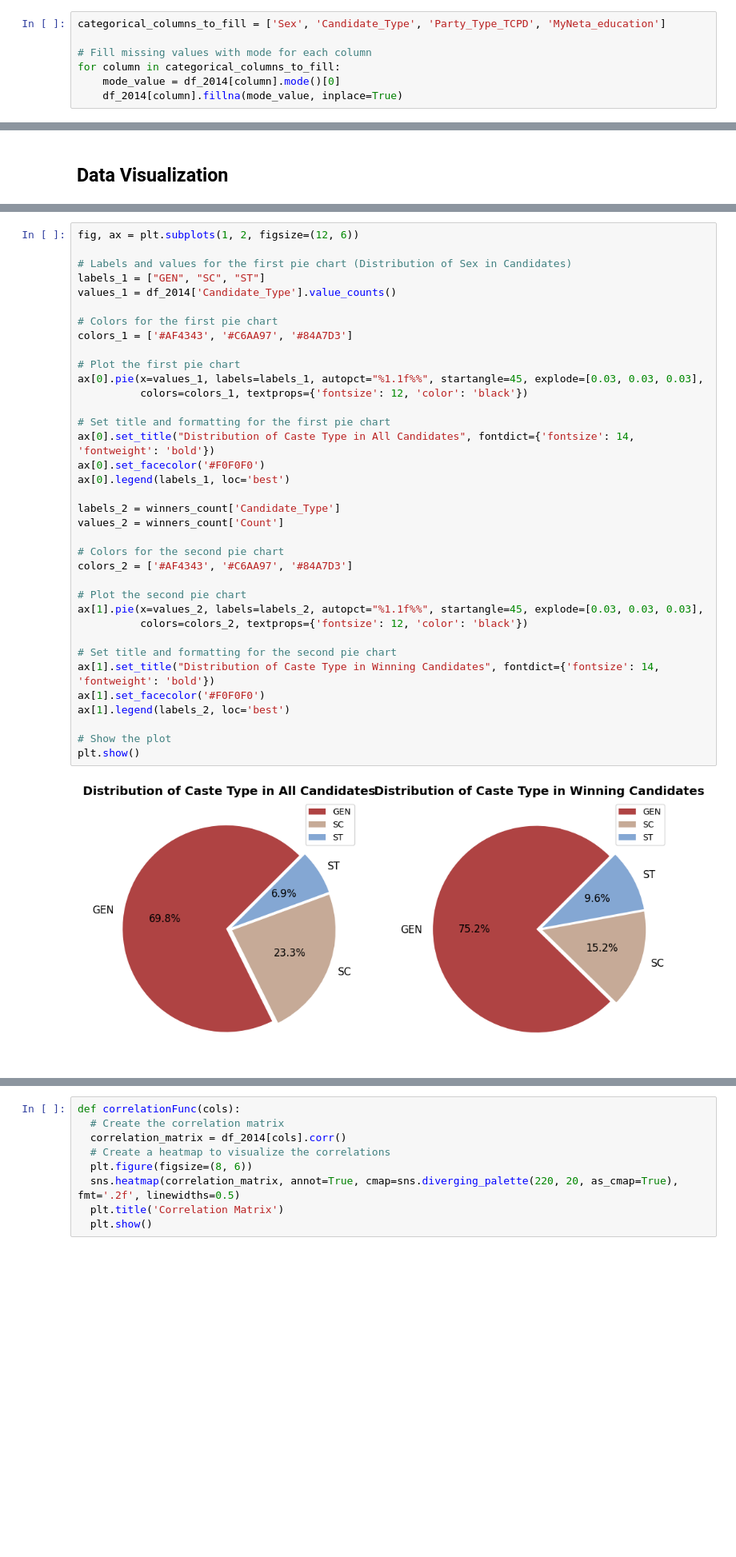
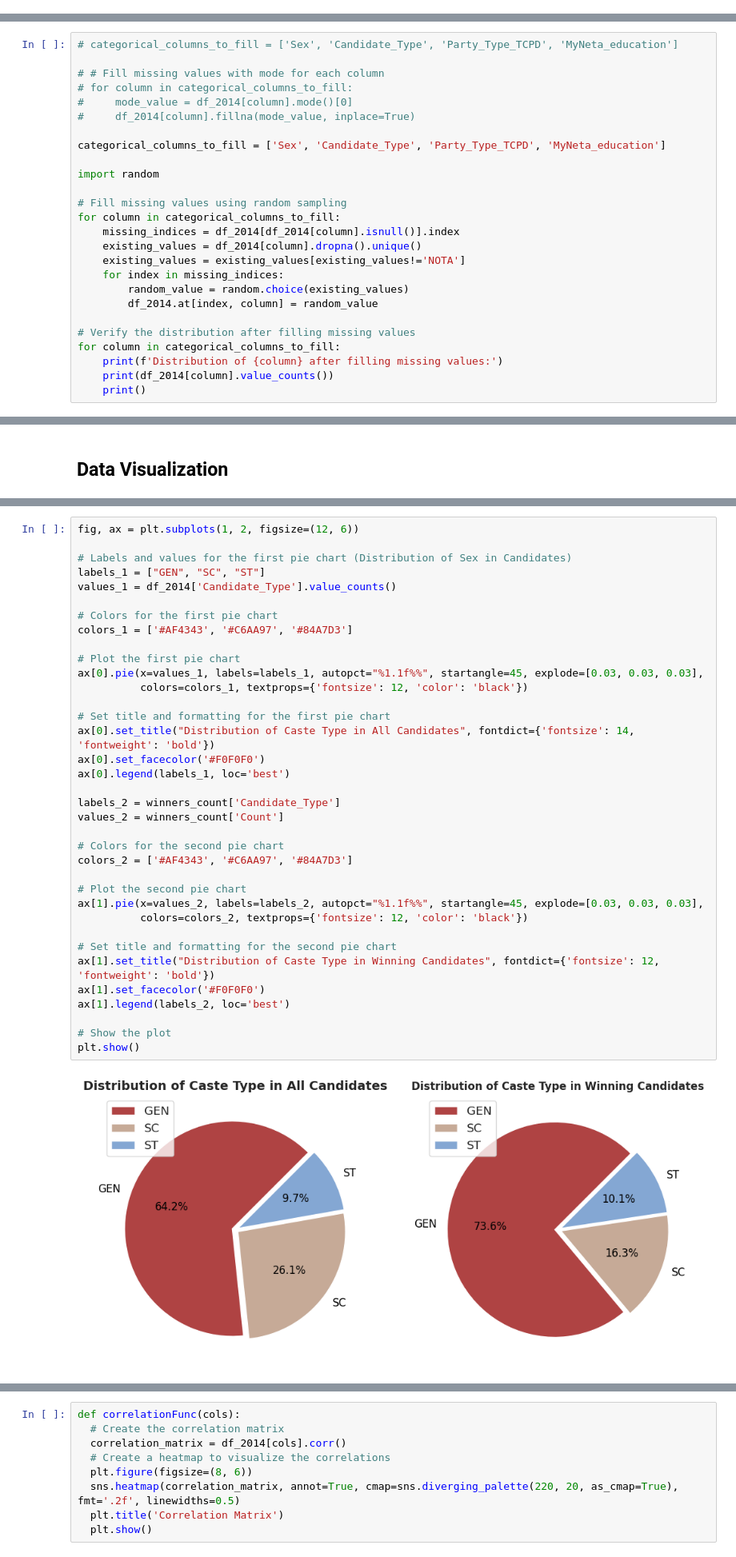
Before and after one commit to ttheshreeyasingh/Multi-Election-Insights, a Jupyter notebook: analysis/Analysis-2014.ipynb, the cells around one changed output, grey strips where cells are left out. Shown at 80% size. Saved outputs shown, nothing was run; the diff lists cells and outputs as text; blank space fills up the shorter version.

```diff
--- a/analysis/Analysis-2014.ipynb
+++ b/analysis/Analysis-2014.ipynb
@@ -296,7 +342,0 @@ See the caveats in the documentation: https://pandas.pydata.org/pandas-docs/stab
-# %%
-categorical_columns_to_fill = ['Sex', 'Candidate_Type', 'Party_Type_TCPD', 'MyNeta_education']
-
-# Fill missing values with mode for each column
-for column in categorical_columns_to_fill:
-    mode_value = df_2014[column].mode()[0]
-    df_2014[column].fillna(mode_value, inplace=True)
@@ -319,0 +343,26 @@ See the caveats in the documentation: https://pandas.pydata.org/pandas-docs/stab
+# %%
+# categorical_columns_to_fill = ['Sex', 'Candidate_Type', 'Party_Type_TCPD', 'MyNeta_education']
+
+# # Fill missing values with mode for each column
+# for column in categorical_columns_to_fill:
+#     mode_value = df_2014[column].mode()[0]
+#     df_2014[column].fillna(mode_value, inplace=True)
+
+categorical_columns_to_fill = ['Sex', 'Candidate_Type', 'Party_Type_TCPD', 'MyNeta_education']
+
+import random
+
+# Fill missing values using random sampling
+for column in categorical_columns_to_fill:
+    missing_indices = df_2014[df_2014[column].isnull()].index
+    existing_values = df_2014[column].dropna().unique()
+    existing_values = existing_values[existing_values!='NOTA']
+    for index in missing_indices:
+        random_value = random.choice(existing_values)
+        df_2014.at[index, column] = random_value
+
+# Verify the distribution after filling missing values
+for column in categorical_columns_to_fill:
+    print(f'Distribution of {column} after filling missing values:')
+    print(df_2014[column].value_counts())
+    print()
@@ -434,32 +509,32 @@ values_1 = df_2014['Candidate_Type'].value_counts()
 
 # Colors for the first pie chart
 colors_1 = ['#AF4343', '#C6AA97', '#84A7D3']
 
 # Plot the first pie chart
 ax[0].pie(x=values_1, labels=labels_1, autopct="%1.1f%%", startangle=45, explode=[0.03, 0.03, 0.03],
           colors=colors_1, textprops={'fontsize': 12, 'color': 'black'})
 
 # Set title and formatting for the first pie chart
 ax[0].set_title("Distribution of Caste Type in All Candidates", fontdict={'fontsize': 14, 'fontweight': 'bold'})
 ax[0].set_facecolor('#F0F0F0')
 ax[0].legend(labels_1, loc='best')
 
 labels_2 = winners_count['Candidate_Type']
 values_2 = winners_count['Count']
 
 # Colors for the second pie chart
 colors_2 = ['#AF4343', '#C6AA97', '#84A7D3']
 
 # Plot the second pie chart
 ax[1].pie(x=values_2, labels=labels_2, autopct="%1.1f%%", startangle=45, explode=[0.03, 0.03, 0.03],
           colors=colors_2, textprops={'fontsize': 12, 'color': 'black'})
 
 # Set title and formatting for the second pie chart
-ax[1].set_title("Distribution of Caste Type in Winning Candidates", fontdict={'fontsize': 14, 'fontweight': 'bold'})
+ax[1].set_title("Distribution of Caste Type in Winning Candidates", fontdict={'fontsize': 12, 'fontweight': 'bold'})
 ax[1].set_facecolor('#F0F0F0')
 ax[1].legend(labels_2, loc='best')
 
 # Show the plot
 plt.show()
 # %% [output]
-[figure, old version]
+[figure, new version]
```
Also changed, not shown: parts of 63 cells of this notebook, 2 other files.
